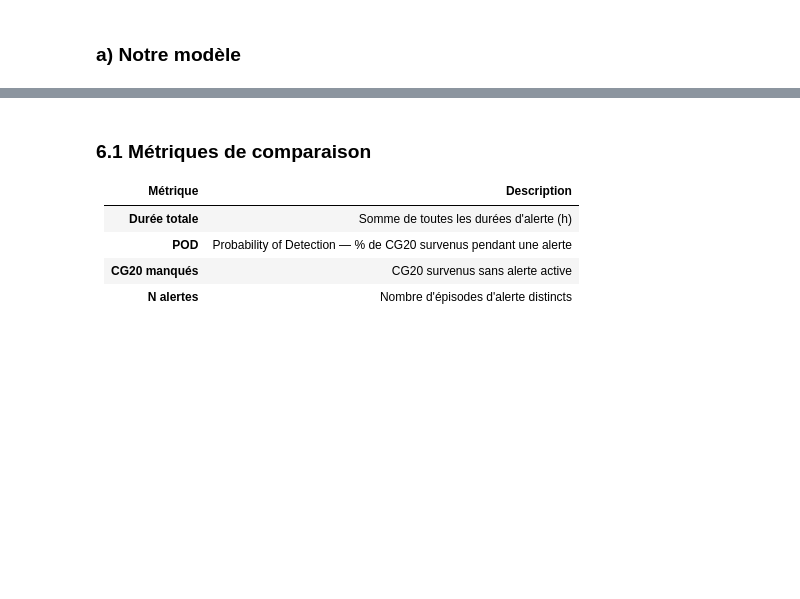
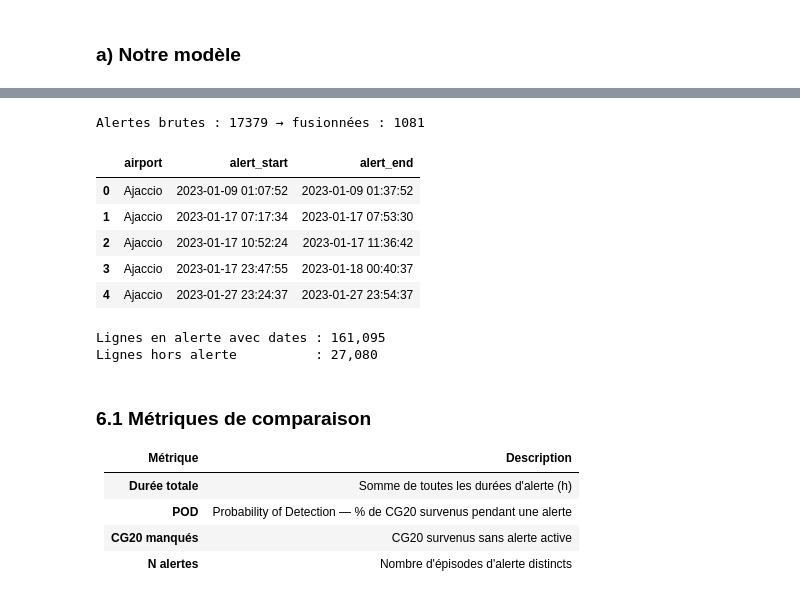
Before and after one commit to Charlin-D-S/IA-PAU-Data-Battle, a Jupyter notebook: rapport_approche_modele.ipynb, the cells around one changed output, grey strips where cells are left out. Cells and saved outputs as stored; diff of their text form; code cells hidden in the pictures; blank space fills up the shorter version.

```diff
--- a/rapport_approche_modele.ipynb
+++ b/rapport_approche_modele.ipynb
@@ -821,3 +925,75 @@ Simulations terminées.
+# %%
+df_alerts_active = df_alerts_base.copy()
+df_alerts_active = df_alerts_active.sort_values(['airport', 'alert_start']).reset_index(drop=True)
+
+# ── 1. Fusionner les alertes qui se chevauchent / se prolongent ──
+merged_alerts = []
+for airport, grp in df_alerts_active.groupby('airport'):
+    grp = grp.sort_values('alert_start')
+    current_start = None
+    current_end   = None
+
+    for _, row in grp.iterrows():
+        if current_start is None:
+            current_start = row['alert_start']
+            current_end   = row['alert_end']
+        elif row['alert_start'] <= current_end:
+            # Chevauchement ou prolongation → étendre
+            current_end = max(current_end, row['alert_end'])
+        else:
+            merged_alerts.append({'airport': airport,
+                                  'alert_start': current_start,
+                                  'alert_end': current_end})
+            current_start = row['alert_start']
+            current_end   = row['alert_end']
+
+    if current_start is not None:
+        merged_alerts.append({'airport': airport,
+                              'alert_start': current_start,
+                              'alert_end': current_end})
+
+df_merged = pd.DataFrame(merged_alerts)
+print(f"Alertes brutes : {len(df_alerts_active)} → fusionnées : {len(df_merged)}")
+df_merged.head()
+# %% [output]
+Alertes brutes : 17379 → fusionnées : 1081
+|  | airport | alert_start | alert_end |
+| 0 | Ajaccio | 2023-01-09 01:07:52 | 2023-01-09 01:37:52 |
+| 1 | Ajaccio | 2023-01-17 07:17:34 | 2023-01-17 07:53:30 |
+| 2 | Ajaccio | 2023-01-17 10:52:24 | 2023-01-17 11:36:42 |
+| 3 | Ajaccio | 2023-01-17 23:47:55 | 2023-01-18 00:40:37 |
+| 4 | Ajaccio | 2023-01-27 23:24:37 | 2023-01-27 23:54:37 |
+# %%
+# ── 2. Mapping vectorisé avec searchsorted ───────────────────
+data['alert_30_start'] = pd.NaT
+data['alert_30_end']   = pd.NaT
+#df_merged = df_alerts_base.copy()
+for airport, grp_alerts in df_merged.groupby('airport'):
+    mask     = data['airport'] == airport
+    dates_np = data.loc[mask, 'date'].values.astype('datetime64[ns]')
+
+    starts = grp_alerts['alert_start'].values.astype('datetime64[ns]')
+    ends   = grp_alerts['alert_end'].values.astype('datetime64[ns]')
+
+    idx_insert = np.searchsorted(starts, dates_np, side='right') - 1
+
+    valid = idx_insert >= 0
+    valid[valid] &= dates_np[valid] <= ends[idx_insert[valid]]
+
+    result_start = np.full(len(dates_np), np.datetime64('NaT'), dtype='datetime64[ns]')
+    result_end   = np.full(len(dates_np), np.datetime64('NaT'), dtype='datetime64[ns]')
+
+    result_start[valid] = starts[idx_insert[valid]]
+    result_end[valid]   = ends[idx_insert[valid]]
+
+    data.loc[mask, 'alert_30_start'] = result_start
+    data.loc[mask, 'alert_30_end']   = result_end
+
+print(f"Lignes en alerte avec dates : {data['alert_30_end'].notna().sum():,}")
+print(f"Lignes hors alerte          : {data['alert_30_end'].isna().sum():,}")
+# %% [output]
+Lignes en alerte avec dates : 161,095
+Lignes hors alerte          : 27,080
 # %% [markdown]
 ### 6.1 Métriques de comparaison
 
```
Also changed, not shown: parts of 28 cells of this notebook, 7 other files.
